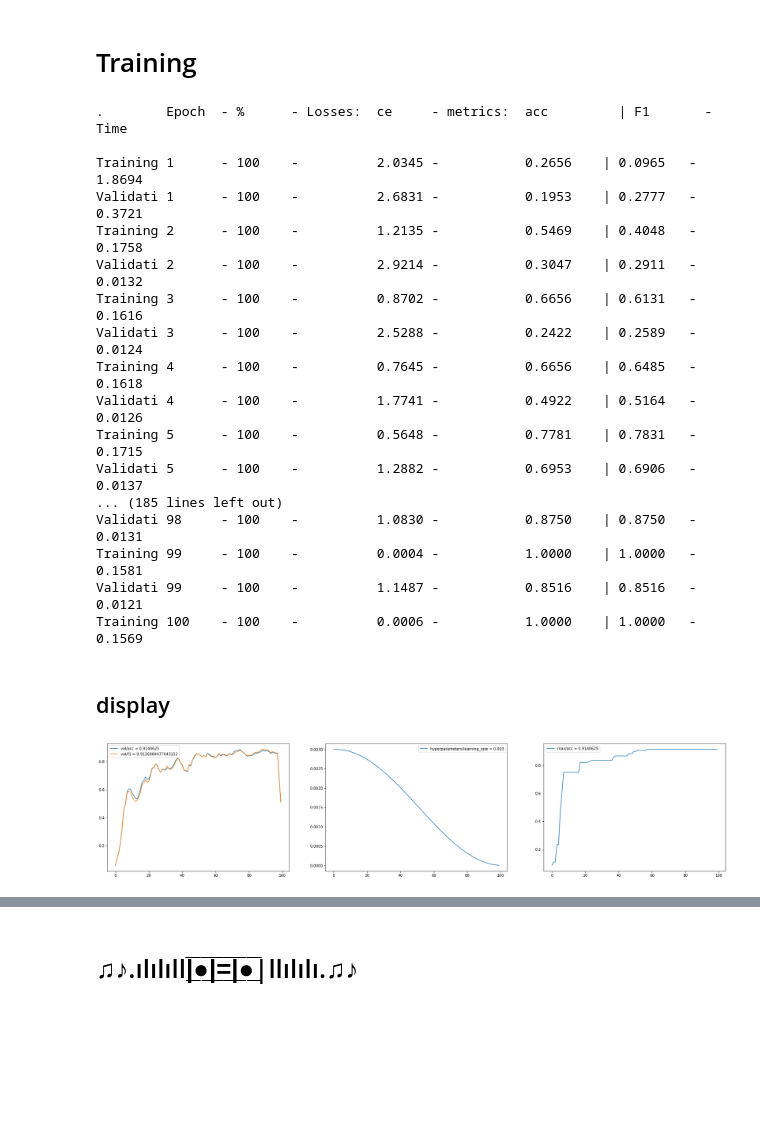
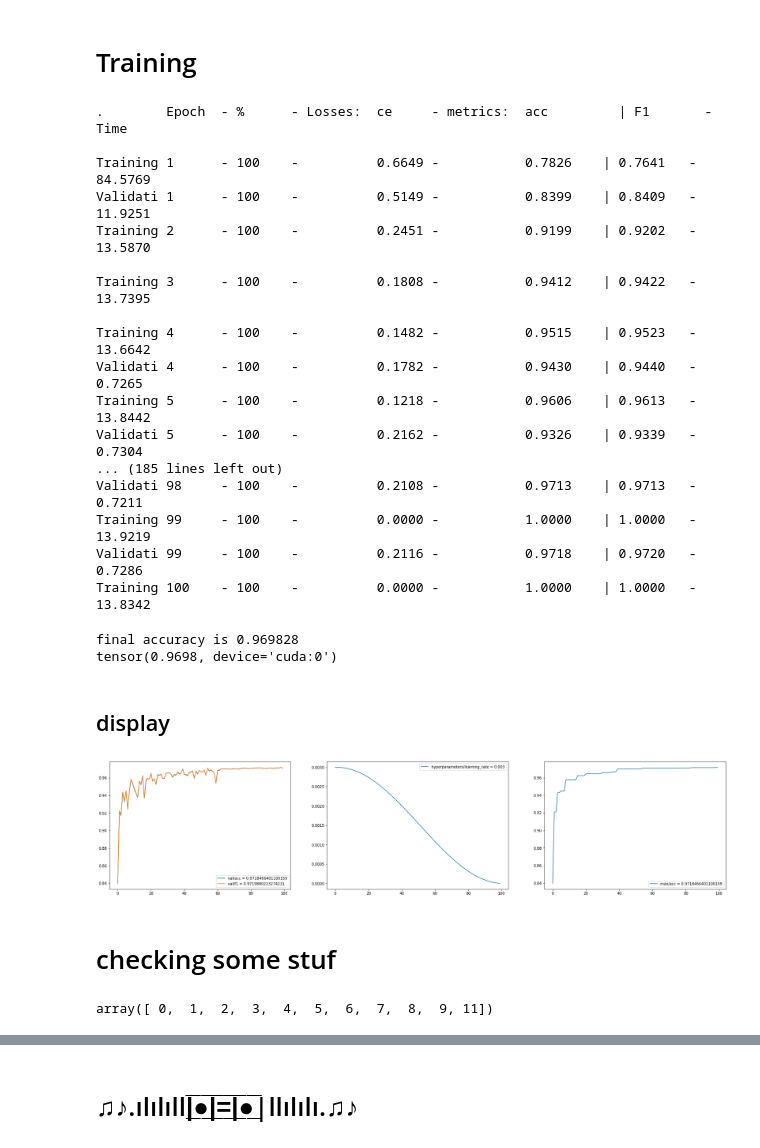
Before and after one commit to lcances/semi-supervised, a Jupyter notebook: notebooks/full_supervised.ipynb, the cells around one changed output, grey strips where cells are left out. Saved outputs shown, nothing was run; the diff lists cells and outputs as text; code cells hidden in the pictures; blank space fills up the shorter version.

```diff
--- a/notebooks/full_supervised.ipynb
+++ b/notebooks/full_supervised.ipynb
@@ -40,12 +41,12 @@ import argparse
 parser = argparse.ArgumentParser()
 parser.add_argument("--from_config", default="", type=str)
 parser.add_argument("-d", "--dataset_root", default="../datasets", type=str)
-parser.add_argument("-D", "--dataset", default="esc10", type=str, help="available [ubs8k | cifar10]")
+parser.add_argument("-D", "--dataset", default="SpeechCommand", type=str, help="available [ubs8k | cifar10]")
 
 group_t = parser.add_argument_group("Commun parameters")
-group_t.add_argument("-m", "--model", default="cnn03", type=str)
-group_t.add_argument("--supervised_ratio", default=1.0, type=float)
-group_t.add_argument("--batch_size", default=64, type=int)
+group_t.add_argument("-m", "--model", default="wideresnet28_2", type=str)
+group_t.add_argument("--supervised_ratio", default=0.1, type=float)
+group_t.add_argument("--batch_size", default=256, type=int)
 group_t.add_argument("--nb_epoch", default=100, type=int)
 group_t.add_argument("--learning_rate", default=0.003, type=float)
 group_t.add_argument("--resume", action="store_true", default=False)
@@ -53,7 +54,7 @@ group_t.add_argument("--preload_dataset", action="store_true", default=False)
 group_t.add_argument("--seed", default=1234, type=int)
 
 group_m = parser.add_argument_group("Model parameters")
-group_m.add_argument("--num_classes", default=10, type=int)
+group_m.add_argument("--num_classes", default=12, type=int)
 
 group_u = parser.add_argument_group("Datasets parameters")
 group_u.add_argument("-t", "--train_folds", nargs="+", default=[1, 2, 3, 4], type=int)
@@ -106,6 +127,26 @@ Load the transformation
 ###          (please add 'export KALDI_ROOT=<your_path>' in your $HOME/.profile)
 ###          (or run as: KALDI_ROOT=<your_path> python <your_script>.py)
 ################################################################################
+# %%
+from SSL.dataset_loader.speechcommand import SpeechCommand10
+def _load_dataset(self, parameters: dict):
+    print("Load the dataset")
+    outputs = load_dataset(
+        framework=self.framework,
+        train_transform=self.train_transform,
+        val_transform=self.val_transform,
+        **parameters
+    )
+
+    self.manager, self.train_loader, self.val_loader = outputs
+    self.input_shape = self._get_input_shape()
+
+    dataset_path = parameters["dataset_root"]
+    test_dataset = SpeechCommand10(root=dataset_path, subset="testing", transform=self.train_transform, download=True, percent_to_drop=0.0)
+    self.test_loader = DataLoader(test_dataset, batch_size=parameters["batch_size"], shuffle=True,
+    num_workers=parameters["num_workers"], pin_memory=parameters["pin_memory"])
+
+trainer.load_dataset = MethodType(_load_dataset, trainer)
 # %%
 parameters = dict(
     dataset=args.dataset,
@@ -396,6 +420,10 @@ def test_fn(self):
                 "", acc, fscore,
                 time.time() - start_time
             ), end="\r")
+
+        print("final accuracy is %f" % acc)
+
+    self.maximum_tracker("test/acc", acc)
 # %%
 trainer.set_printing_form = MethodType(set_printing_form, trainer)
 trainer.train_fn = MethodType(train_fn, trainer)
@@ -419,52 +447,59 @@ for e in range(start_epoch, args.nb_epoch):
 # %% [output]
 .        Epoch  - %      - Losses:  ce     - metrics:  acc         | F1       - Time
 
-Training 1      - 100    -          2.0345 -           0.2656    | 0.0965   - 1.8694
-Validati 1      - 100    -          2.6831 -           0.1953    | 0.2777   - 0.3721
-Training 2      - 100    -          1.2135 -           0.5469    | 0.4048   - 0.1758
-Validati 2      - 100    -          2.9214 -           0.3047    | 0.2911   - 0.0132
-Training 3      - 100    -          0.8702 -           0.6656    | 0.6131   - 0.1616
-Validati 3      - 100    -          2.5288 -           0.2422    | 0.2589   - 0.0124
-Training 4      - 100    -          0.7645 -           0.6656    | 0.6485   - 0.1618
-Validati 4      - 100    -          1.7741 -           0.4922    | 0.5164   - 0.0126
-Training 5      - 100    -          0.5648 -           0.7781    | 0.7831   - 0.1715
-Validati 5      - 100    -          1.2882 -           0.6953    | 0.6906   - 0.0137
+Training 1      - 100    -          0.6649 -           0.7826    | 0.7641   - 84.5769
+Validati 1      - 100    -          0.5149 -           0.8399    | 0.8409   - 11.9251
+Training 2      - 100    -          0.2451 -           0.9199    | 0.9202   - 13.5870
+
+Training 3      - 100    -          0.1808 -           0.9412    | 0.9422   - 13.7395
+
+Training 4      - 100    -          0.1482 -           0.9515    | 0.9523   - 13.6642
+Validati 4      - 100    -          0.1782 -           0.9430    | 0.9440   - 0.7265
+Training 5      - 100    -          0.1218 -           0.9606    | 0.9613   - 13.8442
+Validati 5      - 100    -          0.2162 -           0.9326    | 0.9339   - 0.7304
 ... (185 lines left out)
-Validati 98     - 100    -          1.0830 -           0.8750    | 0.8750   - 0.0131
-Training 99     - 100    -          0.0004 -           1.0000    | 1.0000   - 0.1581
-Validati 99     - 100    -          1.1487 -           0.8516    | 0.8516   - 0.0121
-Training 100    - 100    -          0.0006 -           1.0000    | 1.0000   - 0.1569
+Validati 98     - 100    -          0.2108 -           0.9713    | 0.9713   - 0.7211
+Training 99     - 100    -          0.0000 -           1.0000    | 1.0000   - 13.9219
+Validati 99     - 100    -          0.2116 -           0.9718    | 0.9720   - 0.7286
+Training 100    - 100    -          0.0000 -           1.0000    | 1.0000   - 13.8342
 # %%
 if args.dataset.lower() == "speechcommand":
     trainer.test_fn()
+
+    print(trainer.maximum_tracker.max["test/acc"])
+# %% [output]
+final accuracy is 0.969828
+tensor(0.9698, device='cuda:0')
 # %% [markdown]
 ## display
 # %%
 import matplotlib.pyplot as plt
 import numpy as np
 
 T=trainer.tensorboard.history
 
 x = list(range(trainer.checkpoint.epoch_counter))
 sm = lambda y, w: np.convolve(y, np.ones(w)/w, mode='same')
 pp = lambda k: plt.plot(x, T[k], label=f"{k} = {max(T[k])}")
 spp = lambda k: plt.plot(x, sm(T[k], 5), label=f"{k} = {max(T[k])}")
 
 
 plt.figure(0, figsize=(30, 14))
 plt.subplot(2, 3, 1)
-spp("val/acc")
-spp("val/f1")
+pp("val/acc")
+pp("val/f1")
 plt.legend()
 
 plt.subplot(2, 3, 2)
 pp("hyperparameters/learning_rate")
 plt.legend()
 
 plt.subplot(2, 3, 3)
 pp("max/acc")
 plt.legend()
 
 plt.show()
 # %% [output]
-[figure, old version]
+[figure, new version]
+# %% [markdown]
+# checking some stuf
@@ -470,0 +526,4 @@ plt.show()
+# %%
+np.unique(pred.cpu())
+# %% [output]
+array([ 0,  1,  2,  3,  4,  5,  6,  7,  8,  9, 11])
```
Also changed, not shown: parts of 18 cells of this notebook, 15 other files.
